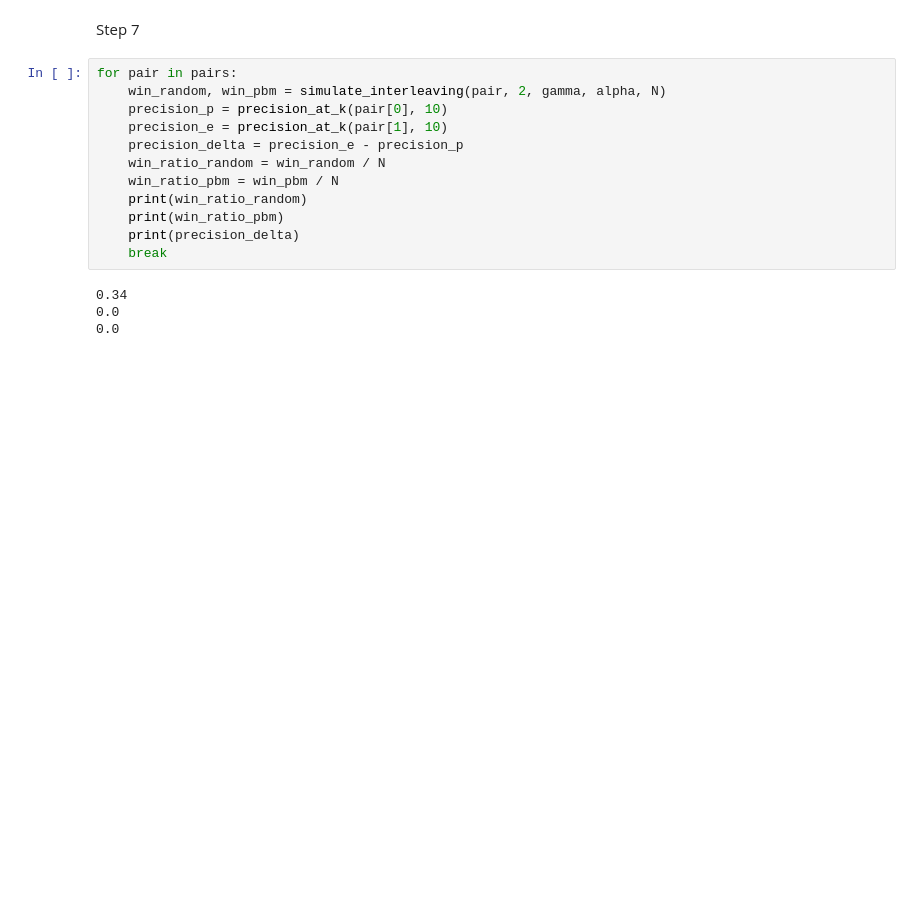
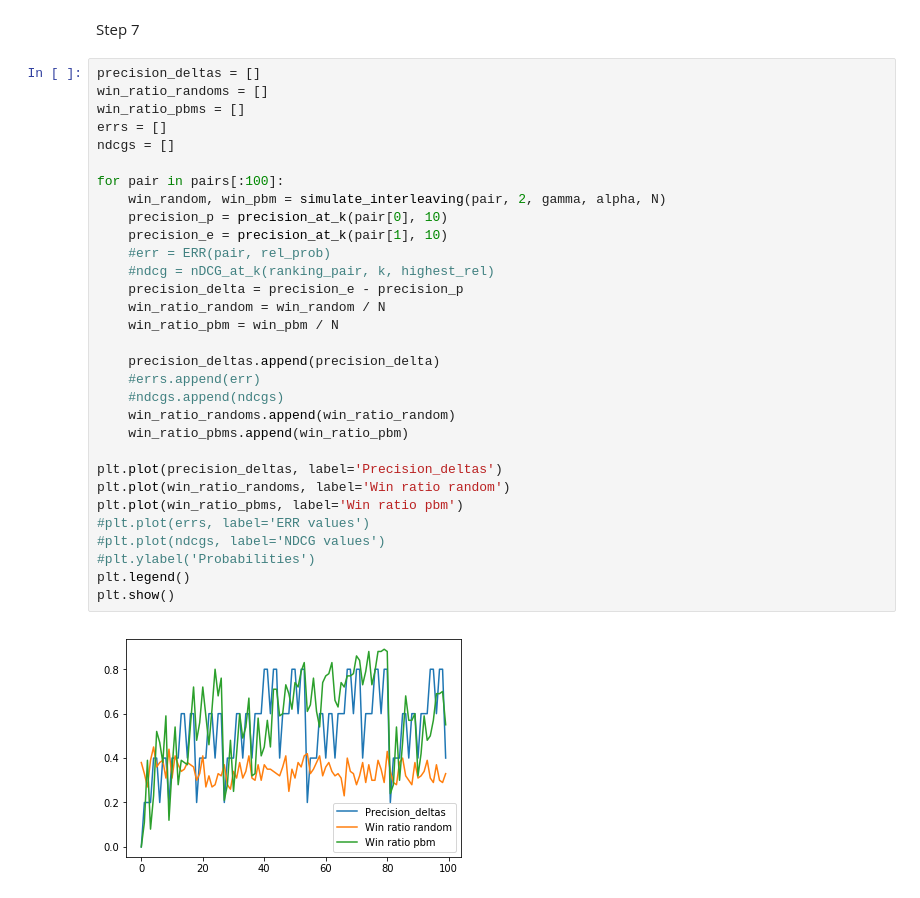
Before and after one commit to TychoKoster/IR1, a Jupyter notebook: IR_HW1.ipynb, the cells around one changed output. Cells and saved outputs as stored; diff of their text form; blank space fills up the shorter version.

Commit message:
plots

```diff
--- a/IR_HW1.ipynb
+++ b/IR_HW1.ipynb
@@ -336,18 +337,35 @@ E won 41 times out of 100 simulations using pbm model
 # %% [markdown]
 Step 7
 # %%
-for pair in pairs:
+precision_deltas = []
+win_ratio_randoms = []
+win_ratio_pbms = []
+errs = []
+ndcgs = []
+
+for pair in pairs[:100]:
     win_random, win_pbm = simulate_interleaving(pair, 2, gamma, alpha, N)
     precision_p = precision_at_k(pair[0], 10)
     precision_e = precision_at_k(pair[1], 10)
+    #err = ERR(pair, rel_prob)
+    #ndcg = nDCG_at_k(ranking_pair, k, highest_rel)
     precision_delta = precision_e - precision_p
     win_ratio_random = win_random / N
     win_ratio_pbm = win_pbm / N
-    print(win_ratio_random)
-    print(win_ratio_pbm)
-    print(precision_delta)
-    break
+
+    precision_deltas.append(precision_delta)
+    #errs.append(err)
+    #ndcgs.append(ndcgs)
+    win_ratio_randoms.append(win_ratio_random)
+    win_ratio_pbms.append(win_ratio_pbm)
+
+plt.plot(precision_deltas, label='Precision_deltas')
+plt.plot(win_ratio_randoms, label='Win ratio random')
+plt.plot(win_ratio_pbms, label='Win ratio pbm')
+#plt.plot(errs, label='ERR values')
+#plt.plot(ndcgs, label='NDCG values')
+#plt.ylabel('Probabilities')
+plt.legend()
+plt.show()
 # %% [output]
-0.34
-0.0
-0.0
+[figure, added]
```
Also changed, not shown: parts of 6 cells of this notebook.
